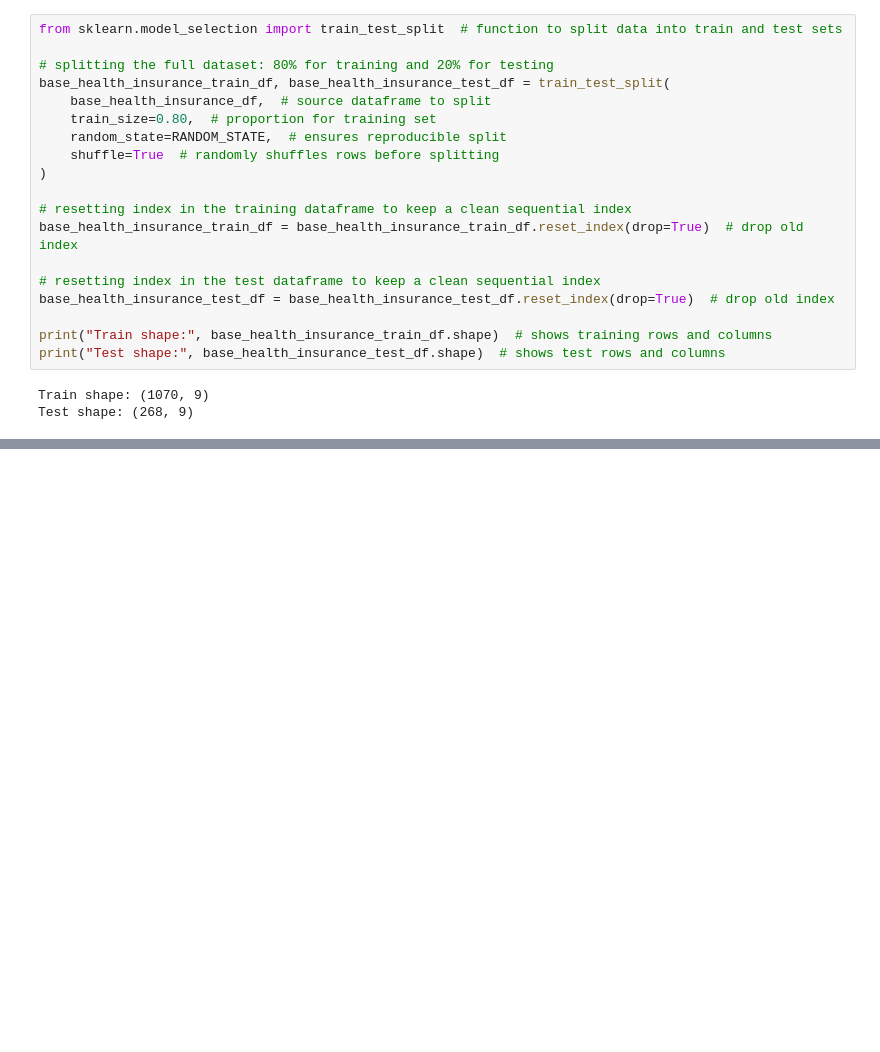
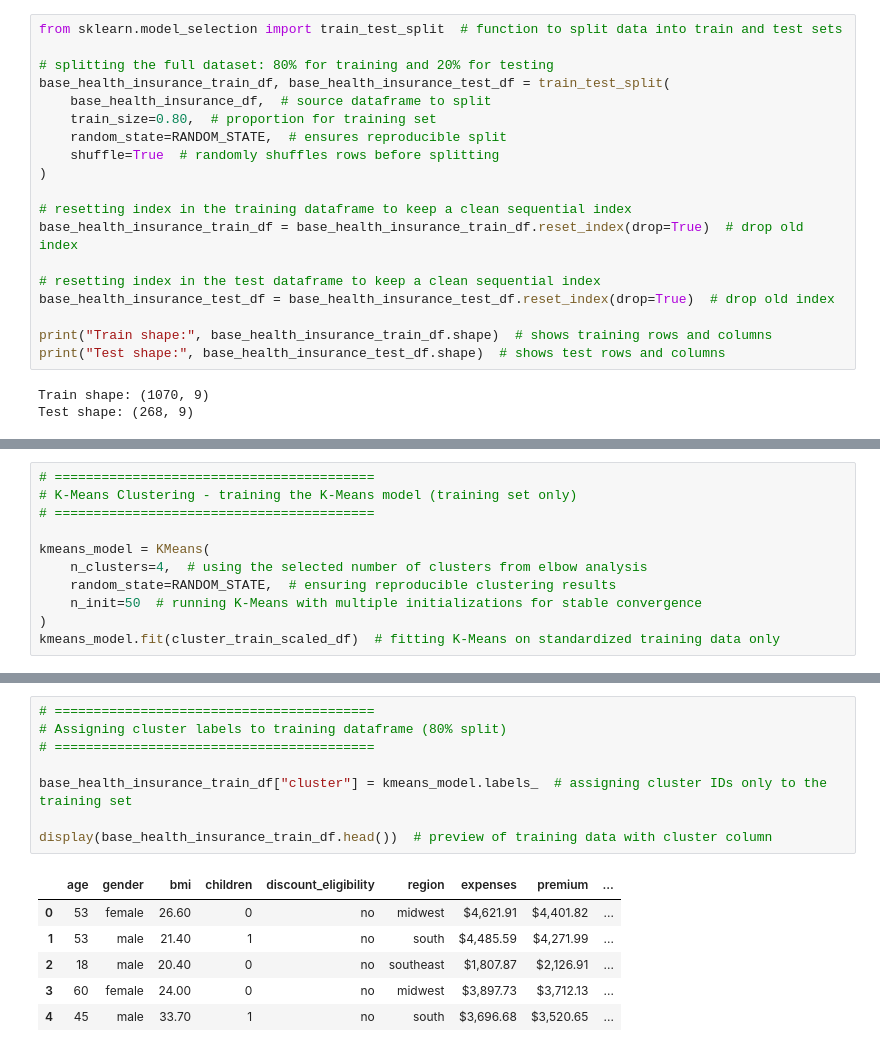
Before and after one commit to renancaetan0/prediction_methods_health_insurance, a Jupyter notebook: notebooks/prediction_methods_health_insurance.ipynb, the cells around one changed output, grey strips where cells are left out. Cells and saved outputs as stored; diff of their text form; blank space fills up the shorter version.

```diff
--- a/notebooks/prediction_methods_health_insurance.ipynb
+++ b/notebooks/prediction_methods_health_insurance.ipynb
@@ -289,0 +420,11 @@ Test shape: (268, 9)
+# %%
+# =========================================
+# K-Means Clustering - training the K-Means model (training set only)
+# =========================================
+
+kmeans_model = KMeans(
+    n_clusters=4,  # using the selected number of clusters from elbow analysis
+    random_state=RANDOM_STATE,  # ensuring reproducible clustering results
+    n_init=50  # running K-Means with multiple initializations for stable convergence
+)
+kmeans_model.fit(cluster_train_scaled_df)  # fitting K-Means on standardized training data only
@@ -289,0 +439,15 @@ Test shape: (268, 9)
+# %%
+# =========================================
+# Assigning cluster labels to training dataframe (80% split)
+# =========================================
+
+base_health_insurance_train_df["cluster"] = kmeans_model.labels_  # assigning cluster IDs only to the training set
+
+display(base_health_insurance_train_df.head())  # preview of training data with cluster column
+# %% [output]
+|  | age | gender | bmi | children | discount_eligibility | region | expenses | premium | ... |
+| 0 | 53 | female | 26.60 | 0 | no | midwest | $4,621.91 | $4,401.82 | ... |
+| 1 | 53 | male | 21.40 | 1 | no | south | $4,485.59 | $4,271.99 | ... |
+| 2 | 18 | male | 20.40 | 0 | no | southeast | $1,807.87 | $2,126.91 | ... |
+| 3 | 60 | female | 24.00 | 0 | no | midwest | $3,897.73 | $3,712.13 | ... |
+| 4 | 45 | male | 33.70 | 1 | no | south | $3,696.68 | $3,520.65 | ... |
```
Also changed, not shown: parts of 50 cells of this notebook.
